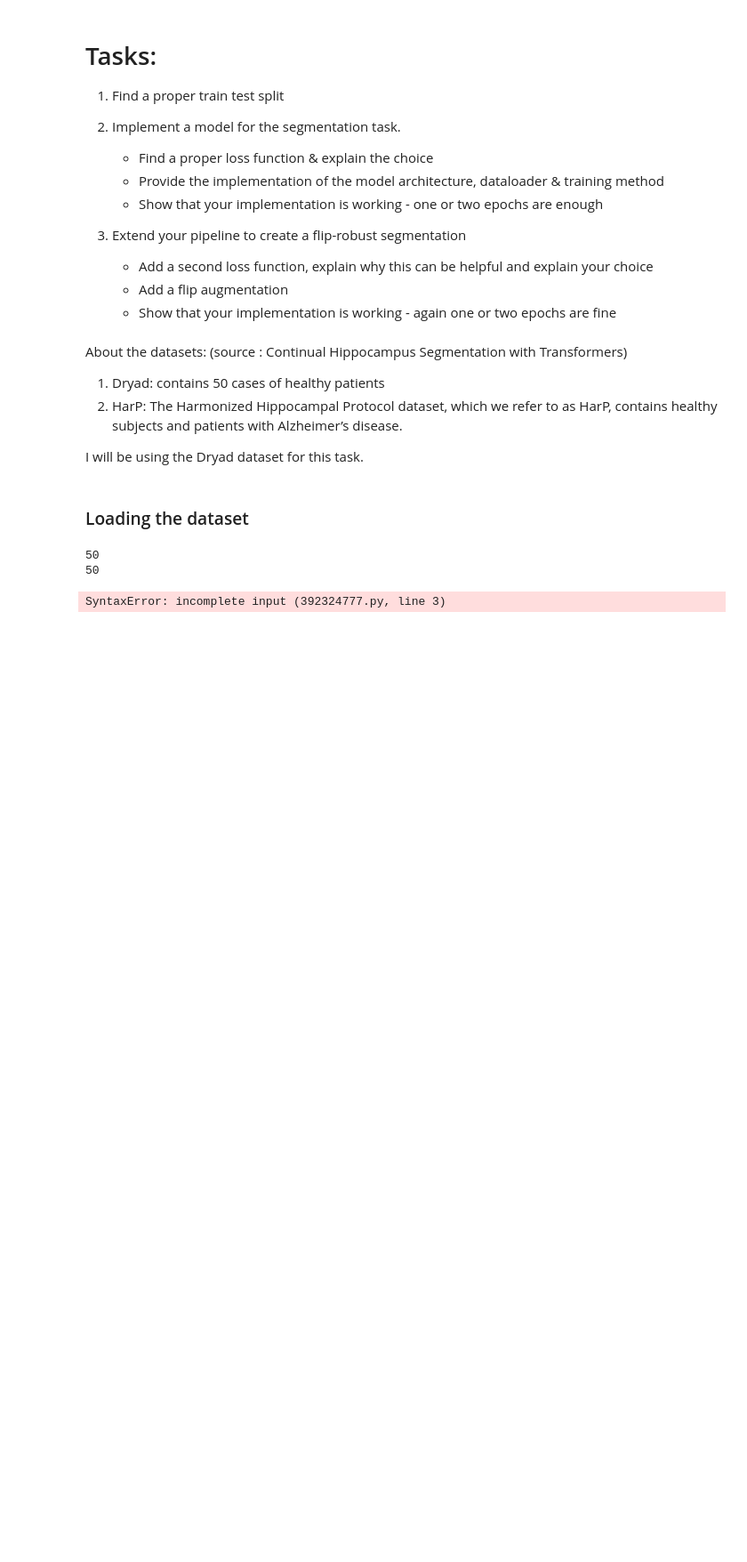
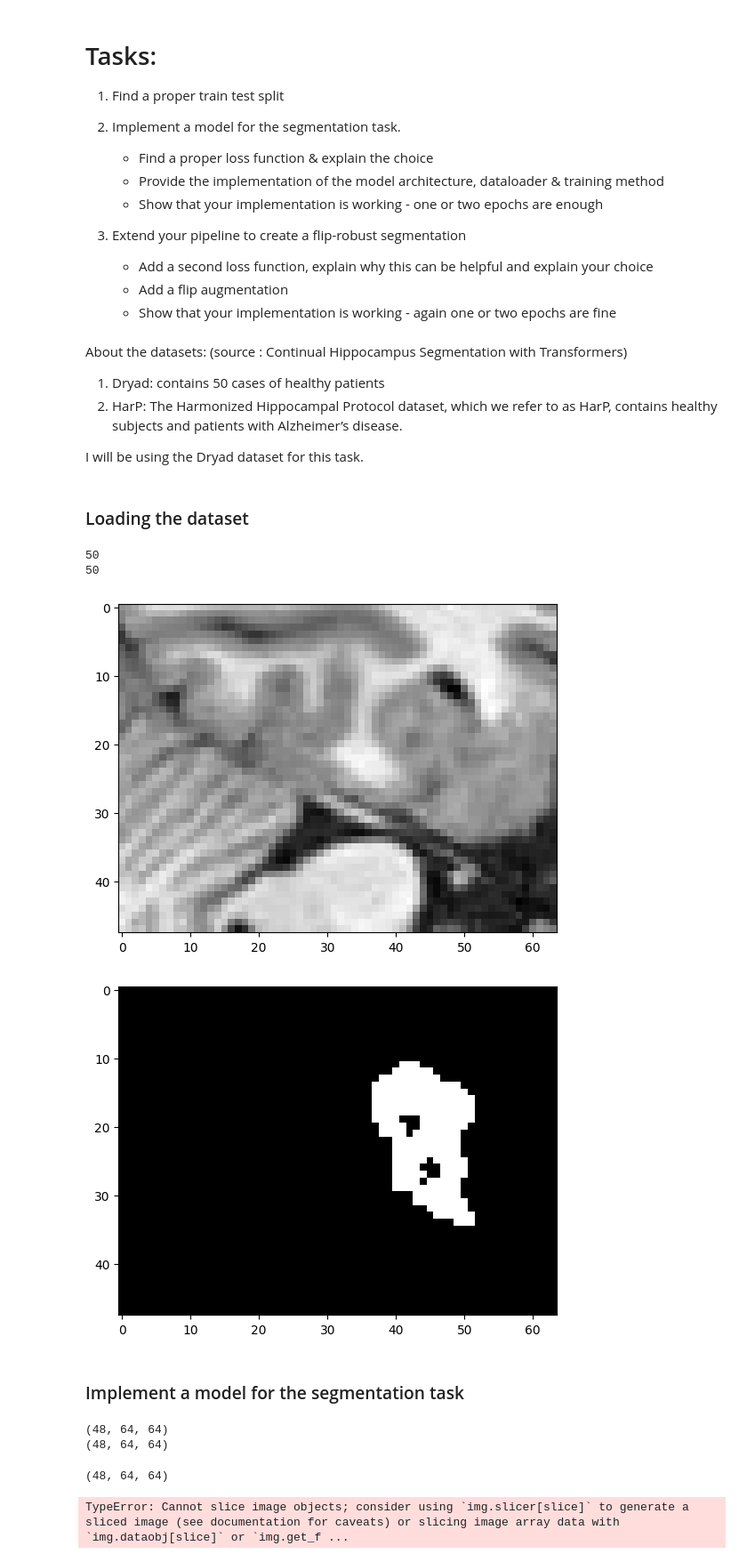
Before and after one commit to Anika-Roy/Hippocampus-Segmentation, a Jupyter notebook: task.ipynb, the cells around one changed output. Shown at 89% size. Saved outputs shown, nothing was run; the diff lists cells and outputs as text; code cells hidden in the pictures; blank space fills up the shorter version.

```diff
--- a/task.ipynb
+++ b/task.ipynb
@@ -75,9 +75,41 @@ print(len(dryad_labels))
 # %% [output]
 50
 50
-# %%
-# Define your model architecture (e.g., U-Net)
-class UNet(nn.Module):
-    # Define your model architecture here
-# %% [output]
-SyntaxError: incomplete input (392324777.py, line 3)
+# %%
+# visualise the images and corresponsing mask for a single case as an image
+import matplotlib.pyplot as plt
+plt.imshow(dryad_data[2][:,:,10], cmap='gray')
+plt.show()
+
+plt.imshow(dryad_labels[2][:,:,10], cmap='gray')
+plt.show()
+# %% [output]
+[figure, added]
+[figure, added]
+# %% [markdown]
+### Implement a model for the segmentation task
+# %%
+# determining the shape of the data
+print(dryad_data[0].shape)
+print(dryad_labels[0].shape)
+# %% [output]
+(48, 64, 64)
+(48, 64, 64)
+# %%
+# Load a .nii.gz file
+img = nib.load('datasets/Dryad/s01_L.nii.gz')
+
+print(img.shape)
+# Get the image data
+img_data = img.get_fdata()
+
+slice1=(img[48,:,:])
+slice2=(img[:,64,:])
+slice3=(img[:,:,64])
+
+figure()
+imshow(slice2)
+show()
+# %% [output]
+(48, 64, 64)
+TypeError: Cannot slice image objects; consider using `img.slicer[slice]` to generate a sliced image (see documentation for caveats) or slicing image array data with `img.dataobj[slice]` or `img.get_f ...
```
Also changed, not shown: parts of 4 cells of this notebook.
